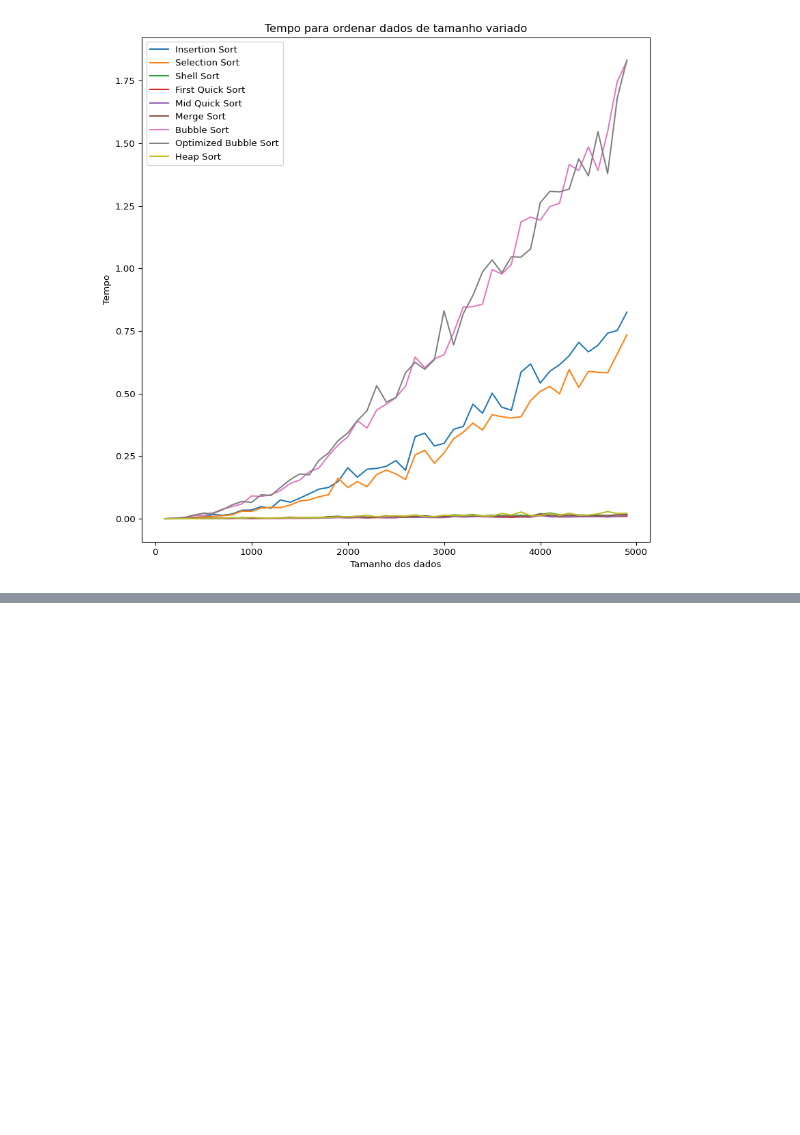
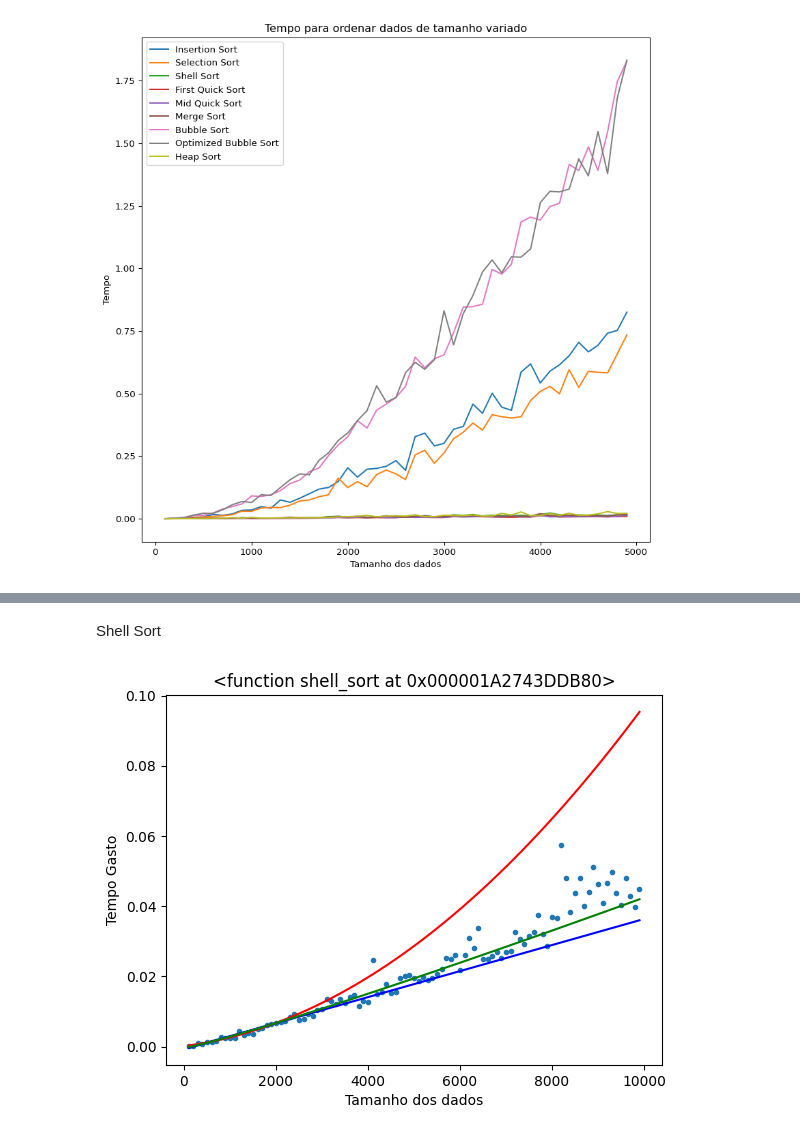
Before and after one commit to becelli/Sorting-Algorithms-Efficiency, a Jupyter notebook: Algorithms.ipynb, the cells around one changed output, grey strips where cells are left out. Cells and saved outputs as stored; diff of their text form; code cells hidden in the pictures; blank space fills up the shorter version.

```diff
--- a/Algorithms.ipynb
+++ b/Algorithms.ipynb
@@ -280,0 +308,6 @@ def complexity_array(function, start: int, maximum: int, step: 100):
+# %% [markdown]
+Shell Sort
+# %%
+complexity_graph(shell_sort, 100, 10000)
+# %% [output]
+[figure, added]
```
Also changed, not shown: parts of 19 cells of this notebook.
